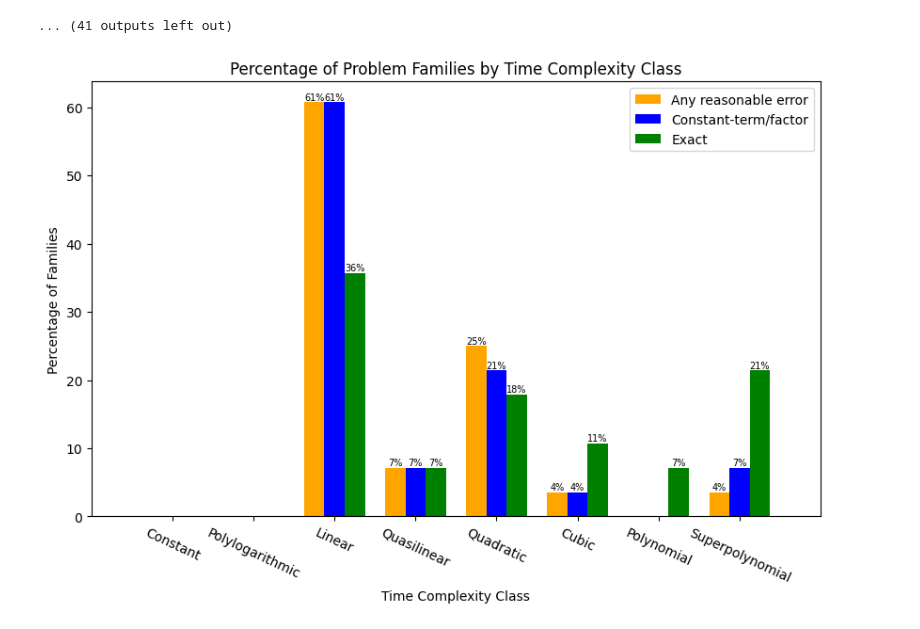
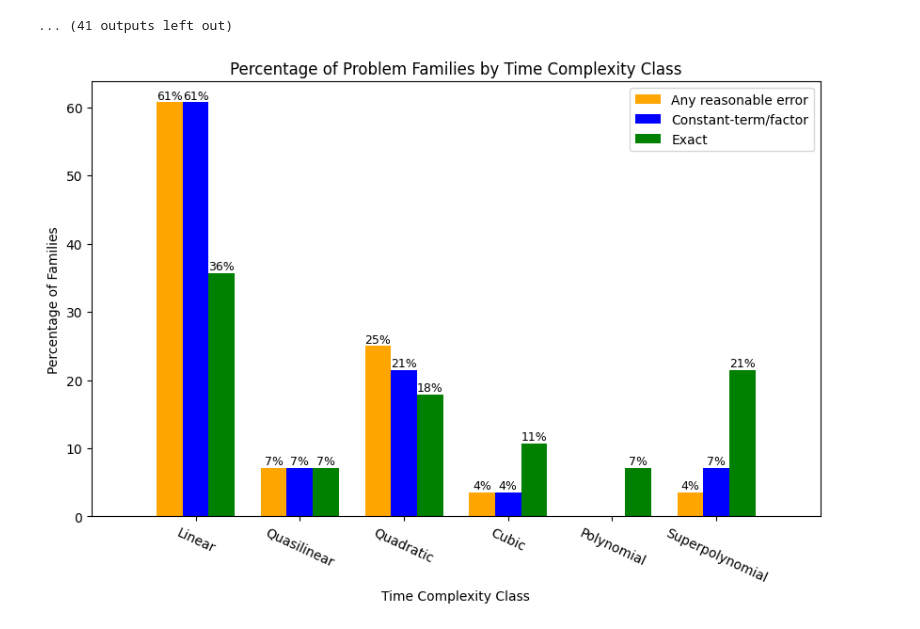
Before and after one commit to andrewlucasgs/approximation-algorithms, a Jupyter notebook: families.ipynb, the cells around one changed output. Drawn from its saved outputs; the diff is of its cells as text; code cells hidden in the pictures.

Commit message:
Update plots

```diff
--- a/families.ipynb
+++ b/families.ipynb
@@ -325,34 +325,34 @@ plt.bar(np.arange(1, 9, 1), count_constant_factor.values / n_families * 100, wid
 plt.bar(np.arange(1, 9, 1) + 0.25, count_exact.values / n_families * 100, width=0.25, label='Exact', color='green')
 
 
-plt.xticks(np.arange(1, 9, 1), ['Constant', 'Polylogarithmic', 'Linear', 'Quasilinear', 'Quadratic', 'Cubic', 'Polynomial', 'Superpolynomial'])
+plt.xticks(np.arange(3, 9, 1), [ 'Linear', 'Quasilinear', 'Quadratic', 'Cubic', 'Polynomial', 'Superpolynomial'])
 
 # increase space between bars
 
 plt.xlabel('Time Complexity Class')
 plt.ylabel('Percentage of Families')
 
 # Set the limits to fit the plot as the original
-plt.xlim(0, 1+len(['Constant', 'Polylogarithmic', 'Linear', 'Quasilinear', 'Quadratic', 'Cubic', 'Polynomial', 'Superpolynomial']))
+plt.xlim(2, 9)
 
 
 
 # Add the percentage on top of each bar and fix the labels
 
 for bar in plt.gca().patches:
     yval = bar.get_height()
     if yval > 0:
 
-        plt.text(bar.get_x() + bar.get_width() / 2.0, yval + 0.35, f'{yval:.0f}%', ha='center', fontsize=7)
+        plt.text(bar.get_x() + bar.get_width() / 2.0, yval + 0.5, f'{yval:.0f}%', ha='center', fontsize=9)
 
 
 plt.legend()
 
 # rotate x labels
 plt.xticks(rotation=-25)
 
 plt.title('Percentage of Problem Families by Time Complexity Class')
 
 plt.show()
 # %% [output]
-[figure, old version]
+[figure, new version]
```
Also changed, not shown: 7 other files.
